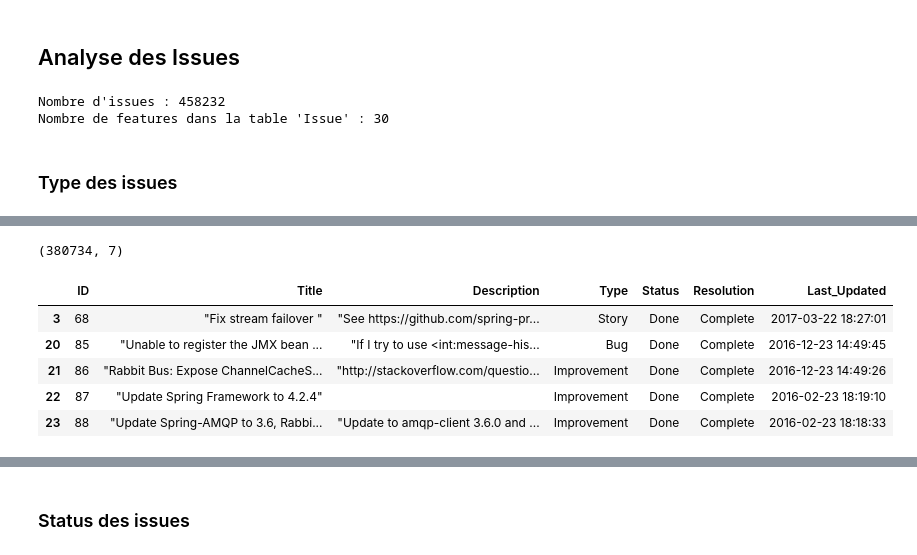
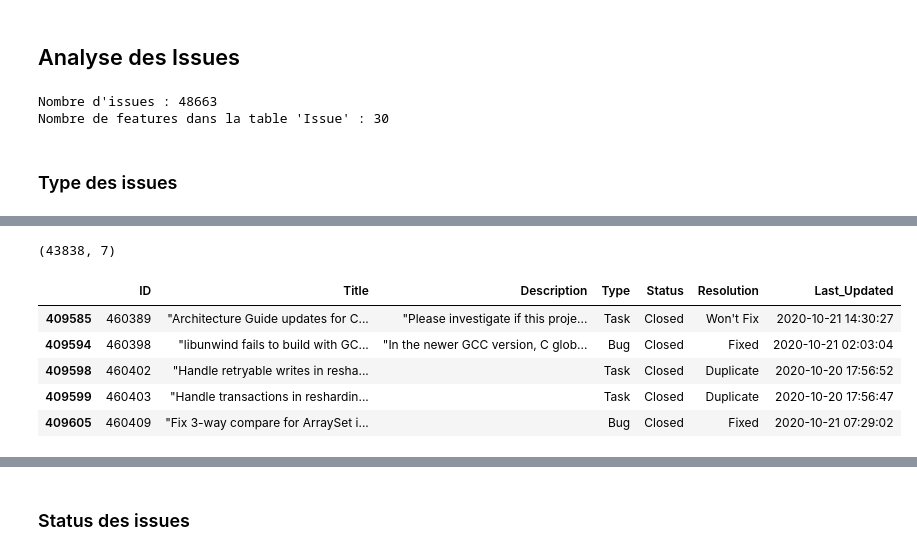
Before and after one commit to gunter69/Projet_IA_Dauphine, a Jupyter notebook: rag_jira/xp/analyse.ipynb, the cells around one changed output, grey strips where cells are left out. Cells and saved outputs as stored; diff of their text form; code cells hidden in the pictures.

```diff
--- a/rag_jira/xp/analyse.ipynb
+++ b/rag_jira/xp/analyse.ipynb
@@ -35,10 +40,12 @@ comment = pd.read_sql_table("Comment", engine) # "Issue_ID", "Comment"
+# %%
+issue_mongodb = issue[issue['Project_ID'] == 33]
 # %% [markdown]
 ## Analyse des Issues
 # %%
-print(f"Nombre d'issues : {issue.shape[0]}")
-print(f"Nombre de features dans la table 'Issue' : {issue.shape[1]}")
+print(f"Nombre d'issues : {issue_mongodb.shape[0]}")
+print(f"Nombre de features dans la table 'Issue' : {issue_mongodb.shape[1]}")
 # %% [output]
-Nombre d'issues : 458232
+Nombre d'issues : 48663
 Nombre de features dans la table 'Issue' : 30
 # %% [markdown]
 ### Type des issues
@@ -63,18 +70,18 @@ Project_ID                                       int64
 Sprint_ID                                      float64
 dtype: object
 # %%
-issue_reduce = issue[["ID", "Title", "Description", "Type", "Status", "Resolution", "Last_Updated"]]
+issue_reduce = issue_mongodb[["ID", "Title", "Description", "Type", "Status", "Resolution", "Last_Updated"]]
 issue_clean = issue_reduce.dropna()
 print(issue_clean.shape)
 issue_clean.head()
 # %% [output]
-(380734, 7)
+(43838, 7)
 |  | ID | Title | Description | Type | Status | Resolution | Last_Updated |
-| 3 | 68 | "Fix stream failover " | "See https://github.com/spring-pr... | Story | Done | Complete | 2017-03-22 18:27:01 |
-| 20 | 85 | "Unable to register the JMX bean ... | "If I try to use <int:message-his... | Bug | Done | Complete | 2016-12-23 14:49:45 |
-| 21 | 86 | "Rabbit Bus: Expose ChannelCacheS... | "http://stackoverflow.com/questio... | Improvement | Done | Complete | 2016-12-23 14:49:26 |
-| 22 | 87 | "Update Spring Framework to 4.2.4" |  | Improvement | Done | Complete | 2016-02-23 18:19:10 |
-| 23 | 88 | "Update Spring-AMQP to 3.6, Rabbi... | "Update to amqp-client 3.6.0 and ... | Improvement | Done | Complete | 2016-02-23 18:18:33 |
+| 409585 | 460389 | "Architecture Guide updates for C... | "Please investigate if this proje... | Task | Closed | Won't Fix | 2020-10-21 14:30:27 |
+| 409594 | 460398 | "libunwind fails to build with GC... | "In the newer GCC version, C glob... | Bug | Closed | Fixed | 2020-10-21 02:03:04 |
+| 409598 | 460402 | "Handle retryable writes in resha... |  | Task | Closed | Duplicate | 2020-10-20 17:56:52 |
+| 409599 | 460403 | "Handle transactions in reshardin... |  | Task | Closed | Duplicate | 2020-10-20 17:56:47 |
+| 409605 | 460409 | "Fix 3-way compare for ArraySet i... |  | Bug | Closed | Fixed | 2020-10-21 07:29:02 |
 # %%
 type_values = issue_clean["Type"].value_counts()
 type_values
```
Also changed, not shown: parts of 19 cells of this notebook, 9 other files.
